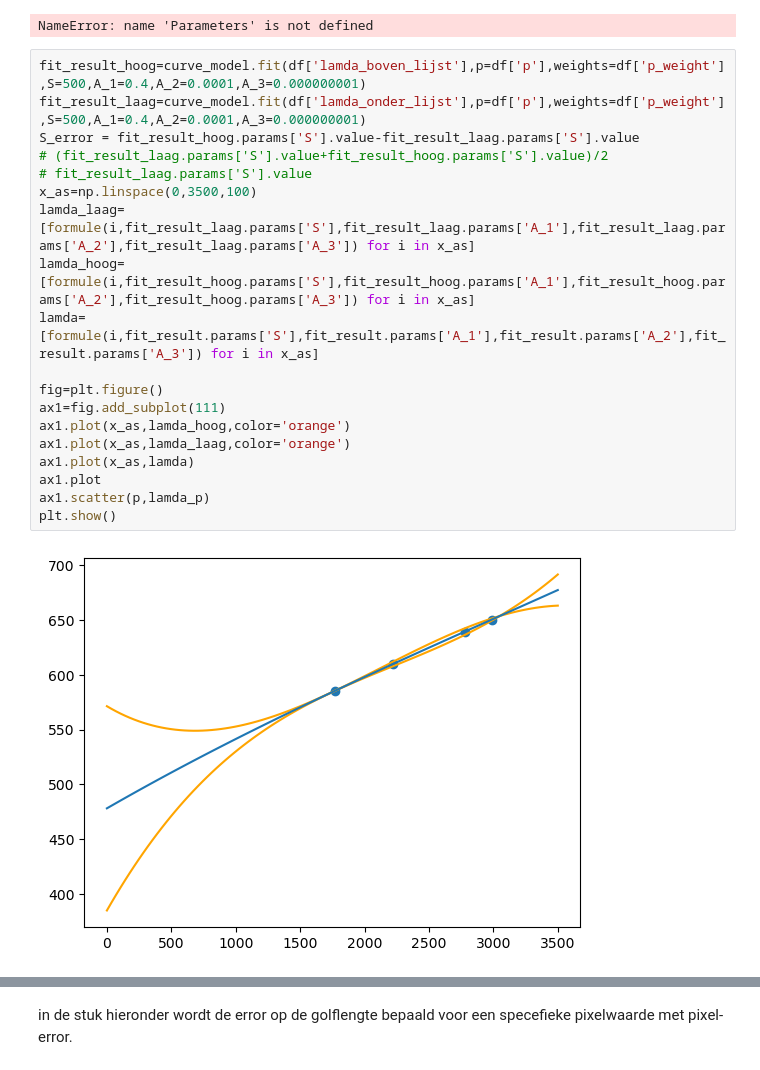
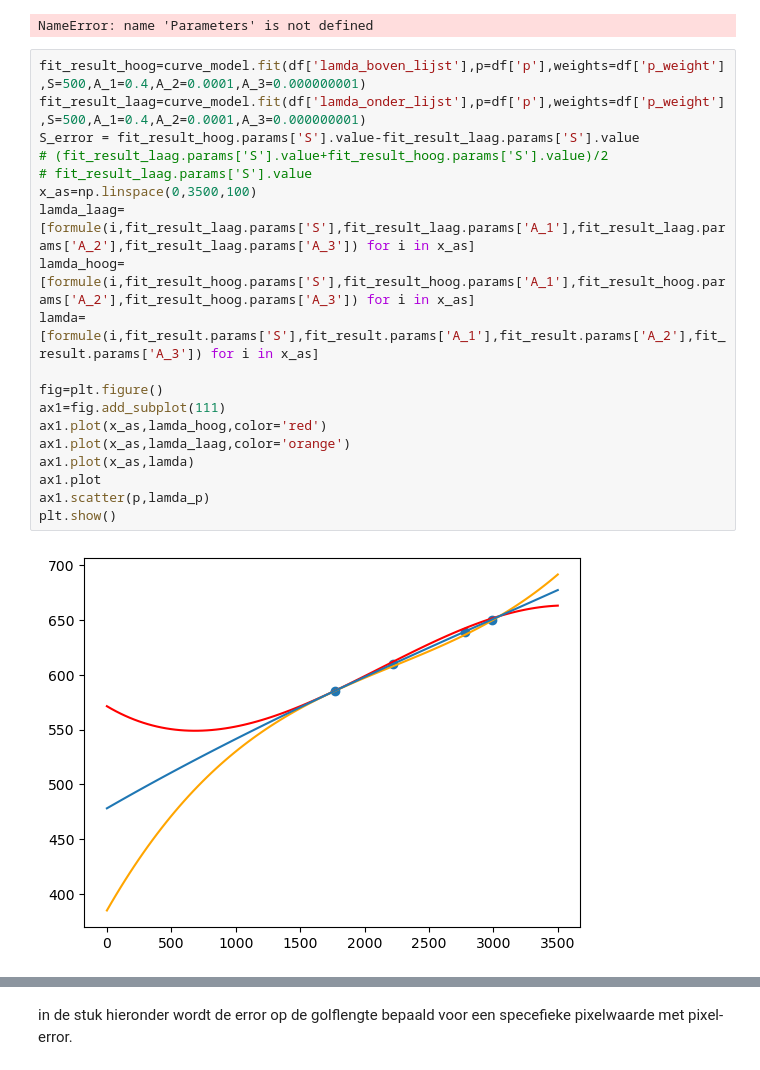
Before and after one commit to Emilszeg/Ion-traps-Project, a Jupyter notebook: Introductie programma/calibration_formula.ipynb, the cells around one changed output, grey strips where cells are left out. Cells and saved outputs as stored; diff of their text form.

```diff
--- a/Introductie programma/calibration_formula.ipynb
+++ b/Introductie programma/calibration_formula.ipynb
@@ -111,21 +111,21 @@ NameError: name 'Parameters' is not defined
 # %%
 fit_result_hoog=curve_model.fit(df['lamda_boven_lijst'],p=df['p'],weights=df['p_weight'],S=500,A_1=0.4,A_2=0.0001,A_3=0.000000001)
 fit_result_laag=curve_model.fit(df['lamda_onder_lijst'],p=df['p'],weights=df['p_weight'],S=500,A_1=0.4,A_2=0.0001,A_3=0.000000001)
 S_error = fit_result_hoog.params['S'].value-fit_result_laag.params['S'].value
 # (fit_result_laag.params['S'].value+fit_result_hoog.params['S'].value)/2
 # fit_result_laag.params['S'].value
 x_as=np.linspace(0,3500,100)
 lamda_laag=[formule(i,fit_result_laag.params['S'],fit_result_laag.params['A_1'],fit_result_laag.params['A_2'],fit_result_laag.params['A_3']) for i in x_as]
 lamda_hoog=[formule(i,fit_result_hoog.params['S'],fit_result_hoog.params['A_1'],fit_result_hoog.params['A_2'],fit_result_hoog.params['A_3']) for i in x_as]
 lamda=[formule(i,fit_result.params['S'],fit_result.params['A_1'],fit_result.params['A_2'],fit_result.params['A_3']) for i in x_as]
 
 fig=plt.figure()
 ax1=fig.add_subplot(111)
-ax1.plot(x_as,lamda_hoog,color='orange')
+ax1.plot(x_as,lamda_hoog,color='red')
 ax1.plot(x_as,lamda_laag,color='orange')
 ax1.plot(x_as,lamda)
 ax1.plot
 ax1.scatter(p,lamda_p)
 plt.show()
 # %% [output]
-[figure, old version]
+[figure, new version]
```
Also changed, not shown: parts of 2 cells of this notebook.
